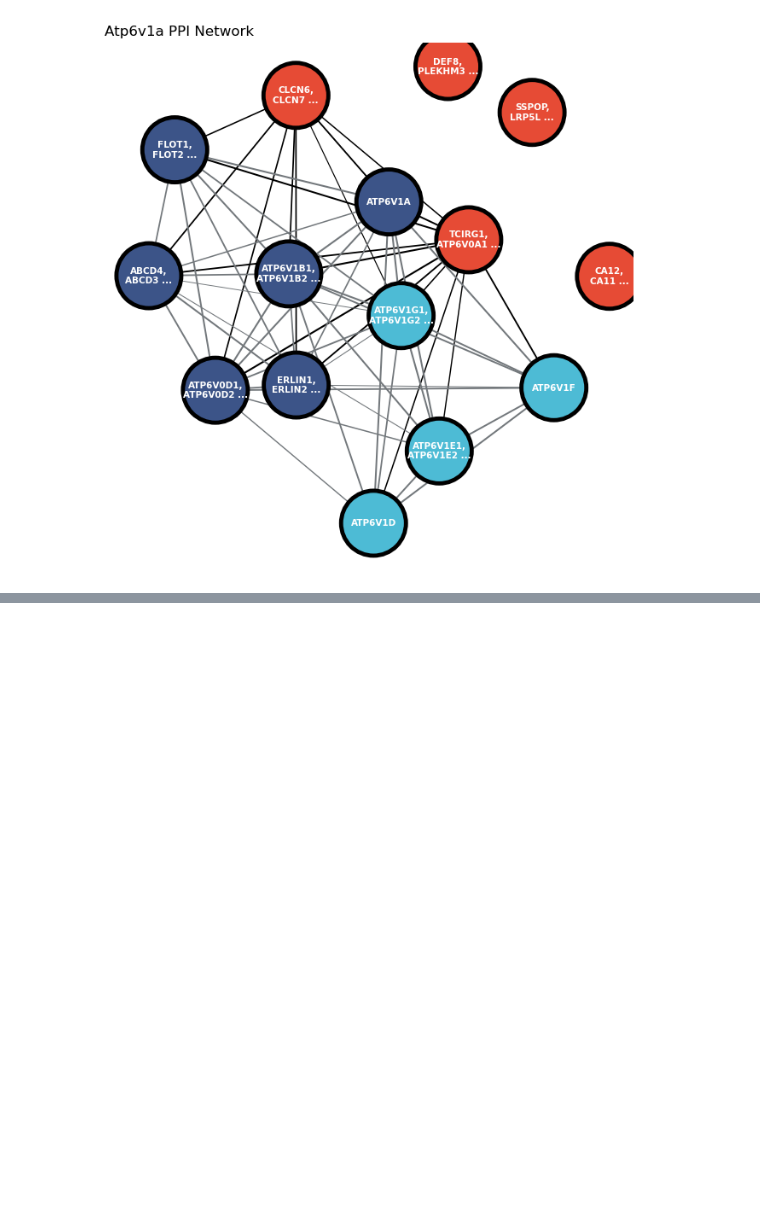
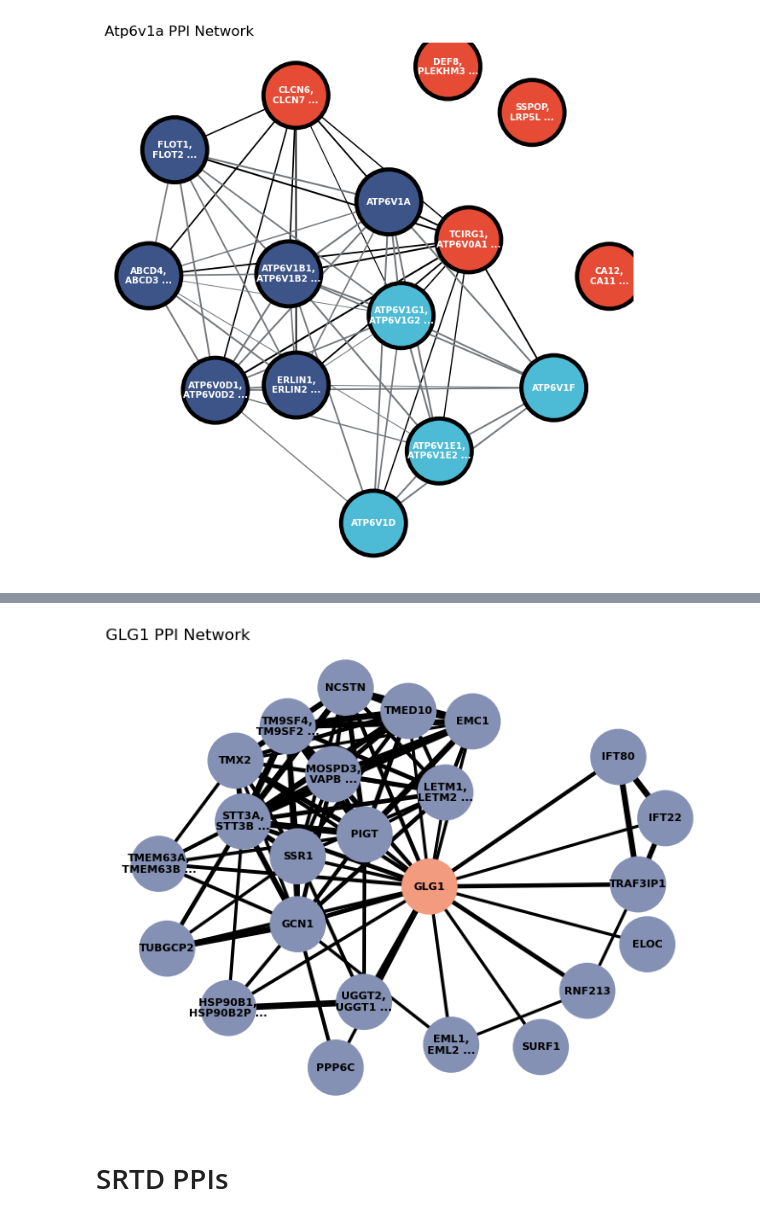
Before and after one commit to marcottelab/leca-proteomics, a Jupyter notebook: notebooks/pull_1_network.ipynb, the cells around one changed output, grey strips where cells are left out. Cells and saved outputs as stored; diff of their text form; code cells hidden in the pictures; blank space fills up the shorter version.

```diff
--- a/notebooks/pull_1_network.ipynb
+++ b/notebooks/pull_1_network.ipynb
@@ -42,7 +42,9 @@ for i in range(len(annots)):
     gene = annots['human_gene_names_primary'][i]
     if type(gene) == str:
         n_genes = gene.split(', ')
-        if len(n_genes) > 1:
+        if len(n_genes) == 2:
+            gene = ',\n'.join(n_genes[0:2])
+        if len(n_genes) > 2:
             gene = ',\n'.join(n_genes[0:2]) + ' ...'
         id_dict[og] = gene
     else:
@@ -309,0 +335,4 @@ edge_colors
+# %%
+hits = df_filt['ID1'].tolist()
+hits = [og] + hits
+hits
@@ -309,0 +357,3 @@ edge_colors
+# %%
+with open('../ppi_ml/results/cmplx_files/special_cases/glg1.txt', 'w') as f:
+    f.write('\n'.join(map(str, hits)))
@@ -309,0 +362,4 @@ edge_colors
+# %%
+all_ppis = [frozenset({i, j}) for i,j in list(combinations(hits, 2))]
+df['fs'] = [make_fset(i, drop=True) for i in df['ID']]
+ppi_nx = df[df['fs'].isin(all_ppis)].reset_index(drop=True)
@@ -309,0 +382,45 @@ edge_colors
+# %%
+colors = ["#4DBBD5", "#E64B35", "#00A087", "#3C5488", "#F39B7F", "#8491B4", "#91D1C2", "#DC0000", "#7E6148", "#B09C85"]
+protein_network = nx.Graph()
+# add nodes with color attribute (discrete variable)
+for i in hits:
+    color = [colors[4] if i == og else colors[5]][0]
+    gene = id_dict[i]
+    protein_network.add_node(gene, color=color)
+
+# add edges with thickness attribute (continuous variable)
+for i in range(len(ppi_nx)):
+    p1 =  list(ppi_nx['fs'][i])[0]
+    gene1 = id_dict[p1]
+    p2 =  list(ppi_nx['fs'][i])[1]
+    gene2 = id_dict[p2]
+    weight = ppi_nx['ppi_score'][i]
+    protein_network.add_edge(gene1, gene2, thickness=weight*5)
+
+# extract node colors and edge thickness attributes
+node_colors = [protein_network.nodes[node]["color"] for node in protein_network.nodes()]
+edge_thickness = [protein_network.edges[edge]["thickness"] for edge in protein_network.edges()]
+
+# draw the network using NetworkX with custom attributes
+#pos = nx.arf_layout(protein_network)
+#pos = nx.circular_layout(protein_network)
+pos = nx.kamada_kawai_layout(protein_network)
+nx.draw(
+    protein_network, pos, with_labels=True,
+    node_color=node_colors, node_size=1500, node_shape="o", linewidths=3.5, alpha=1,
+    font_size=8, font_weight="bold",
+    edge_color="black", width=edge_thickness)
+
+# add title
+plt.title('GLG1 PPI Network', loc="left")
+
+# save figure
+plt.savefig(f"../ppi_ml/figures/glg1_network.png", dpi=300)
+plt.savefig(f"../ppi_ml/figures/glg1_network.pdf", dpi=300)
+
+# show the plot
+plt.show()
+# %% [output]
+[figure, added]
+# %% [markdown]
+# SRTD PPIs
```
Also changed, not shown: parts of 27 cells of this notebook, 12 other files.
